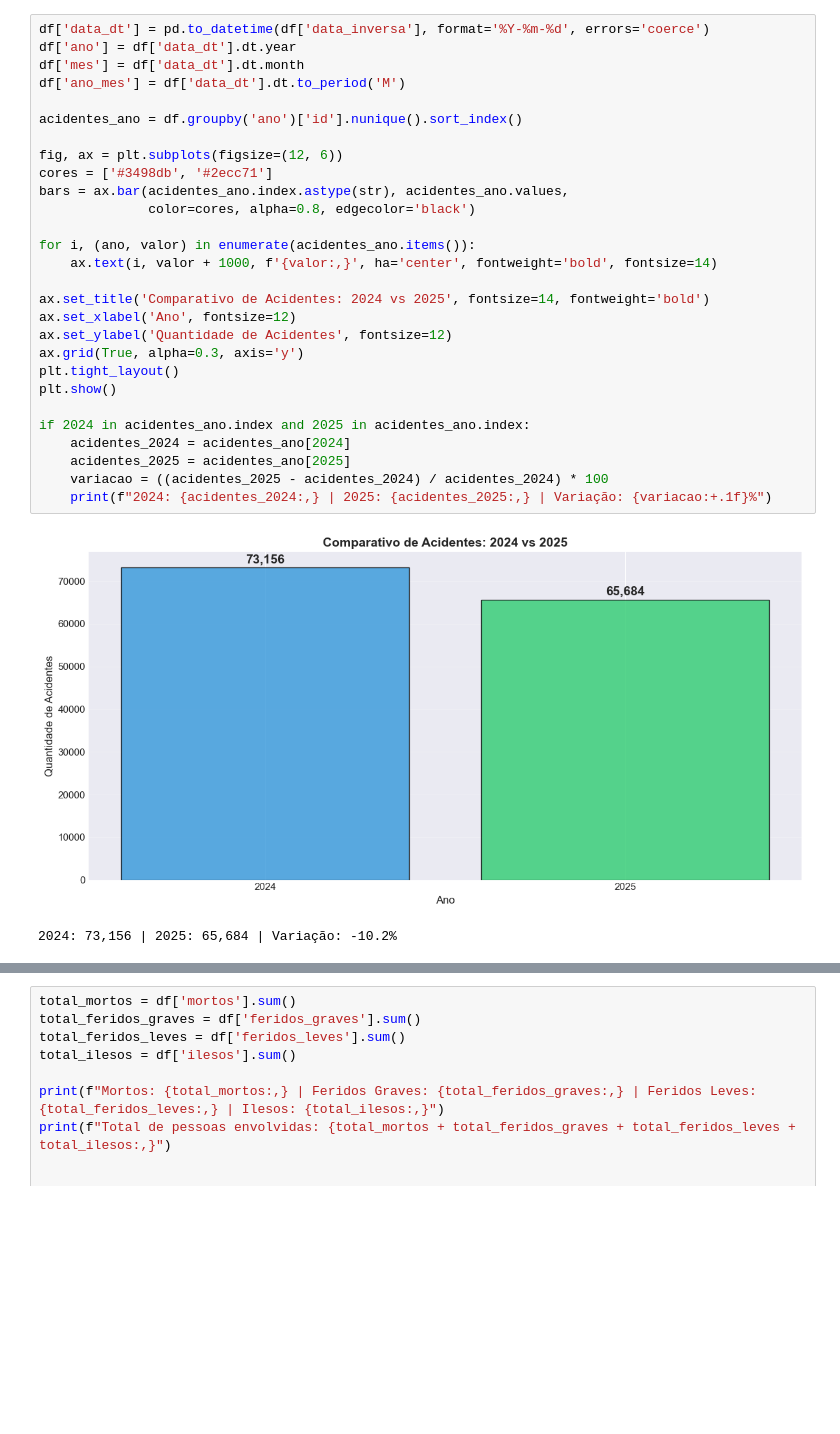
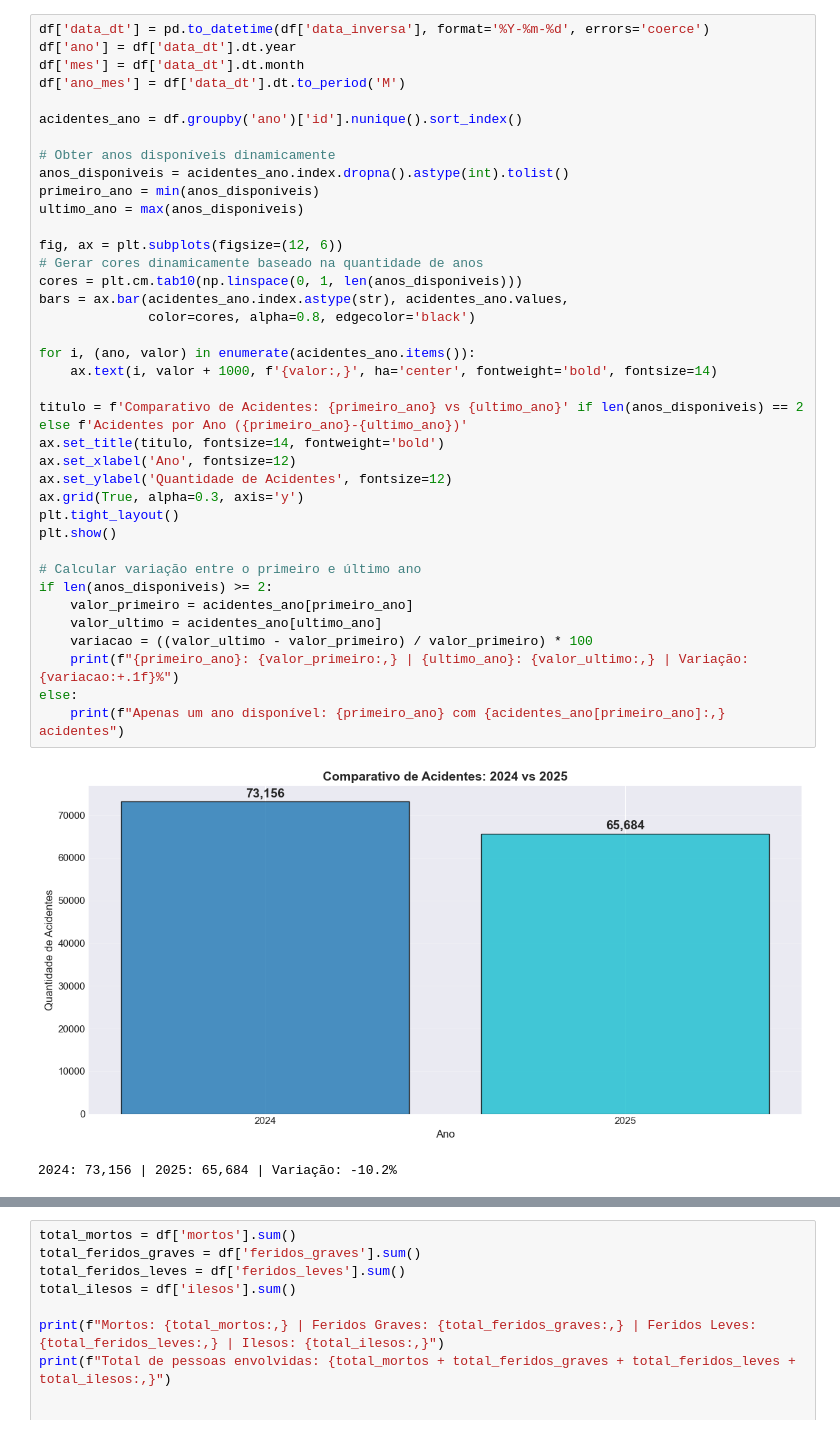
Before and after one commit to MatheussBrant/SBD2-Grupo-19-PRF, a Jupyter notebook: data_layer/raw/analytics_raw.ipynb, the cells around one changed output, grey strips where cells are left out. Drawn from its saved outputs; the diff is of its cells as text; blank space fills up the shorter version.

```diff
--- a/data_layer/raw/analytics_raw.ipynb
+++ b/data_layer/raw/analytics_raw.ipynb
@@ -99,32 +80,42 @@ df.describe()
 # %%
 df['data_dt'] = pd.to_datetime(df['data_inversa'], format='%Y-%m-%d', errors='coerce')
 df['ano'] = df['data_dt'].dt.year
 df['mes'] = df['data_dt'].dt.month
 df['ano_mes'] = df['data_dt'].dt.to_period('M')
 
 acidentes_ano = df.groupby('ano')['id'].nunique().sort_index()
 
+# Obter anos disponíveis dinamicamente
+anos_disponiveis = acidentes_ano.index.dropna().astype(int).tolist()
+primeiro_ano = min(anos_disponiveis)
+ultimo_ano = max(anos_disponiveis)
+
 fig, ax = plt.subplots(figsize=(12, 6))
-cores = ['#3498db', '#2ecc71']
+# Gerar cores dinamicamente baseado na quantidade de anos
+cores = plt.cm.tab10(np.linspace(0, 1, len(anos_disponiveis)))
 bars = ax.bar(acidentes_ano.index.astype(str), acidentes_ano.values,
               color=cores, alpha=0.8, edgecolor='black')
 
 for i, (ano, valor) in enumerate(acidentes_ano.items()):
     ax.text(i, valor + 1000, f'{valor:,}', ha='center', fontweight='bold', fontsize=14)
 
-ax.set_title('Comparativo de Acidentes: 2024 vs 2025', fontsize=14, fontweight='bold')
+titulo = f'Comparativo de Acidentes: {primeiro_ano} vs {ultimo_ano}' if len(anos_disponiveis) == 2 else f'Acidentes por Ano ({primeiro_ano}-{ultimo_ano})'
+ax.set_title(titulo, fontsize=14, fontweight='bold')
 ax.set_xlabel('Ano', fontsize=12)
 ax.set_ylabel('Quantidade de Acidentes', fontsize=12)
 ax.grid(True, alpha=0.3, axis='y')
 plt.tight_layout()
 plt.show()
 
-if 2024 in acidentes_ano.index and 2025 in acidentes_ano.index:
-    acidentes_2024 = acidentes_ano[2024]
-    acidentes_2025 = acidentes_ano[2025]
-    variacao = ((acidentes_2025 - acidentes_2024) / acidentes_2024) * 100
-    print(f"2024: {acidentes_2024:,} | 2025: {acidentes_2025:,} | Variação: {variacao:+.1f}%")
+# Calcular variação entre o primeiro e último ano
+if len(anos_disponiveis) >= 2:
+    valor_primeiro = acidentes_ano[primeiro_ano]
+    valor_ultimo = acidentes_ano[ultimo_ano]
+    variacao = ((valor_ultimo - valor_primeiro) / valor_primeiro) * 100
+    print(f"{primeiro_ano}: {valor_primeiro:,} | {ultimo_ano}: {valor_ultimo:,} | Variação: {variacao:+.1f}%")
+else:
+    print(f"Apenas um ano disponível: {primeiro_ano} com {acidentes_ano[primeiro_ano]:,} acidentes")
 # %% [output]
-[figure, old version]
+[figure, new version]
 2024: 73,156 | 2025: 65,684 | Variação: -10.2%
 # %% [markdown]
```
Also changed, not shown: parts of 35 cells of this notebook.
